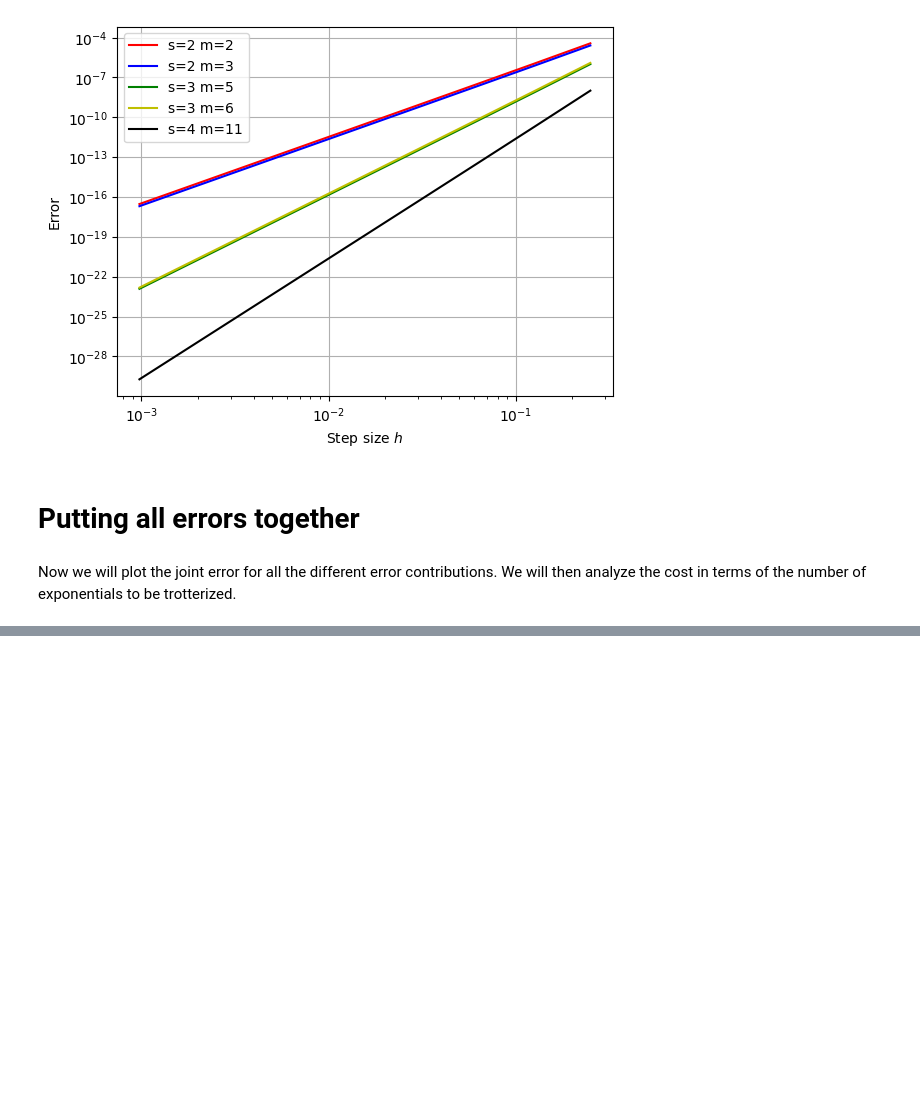
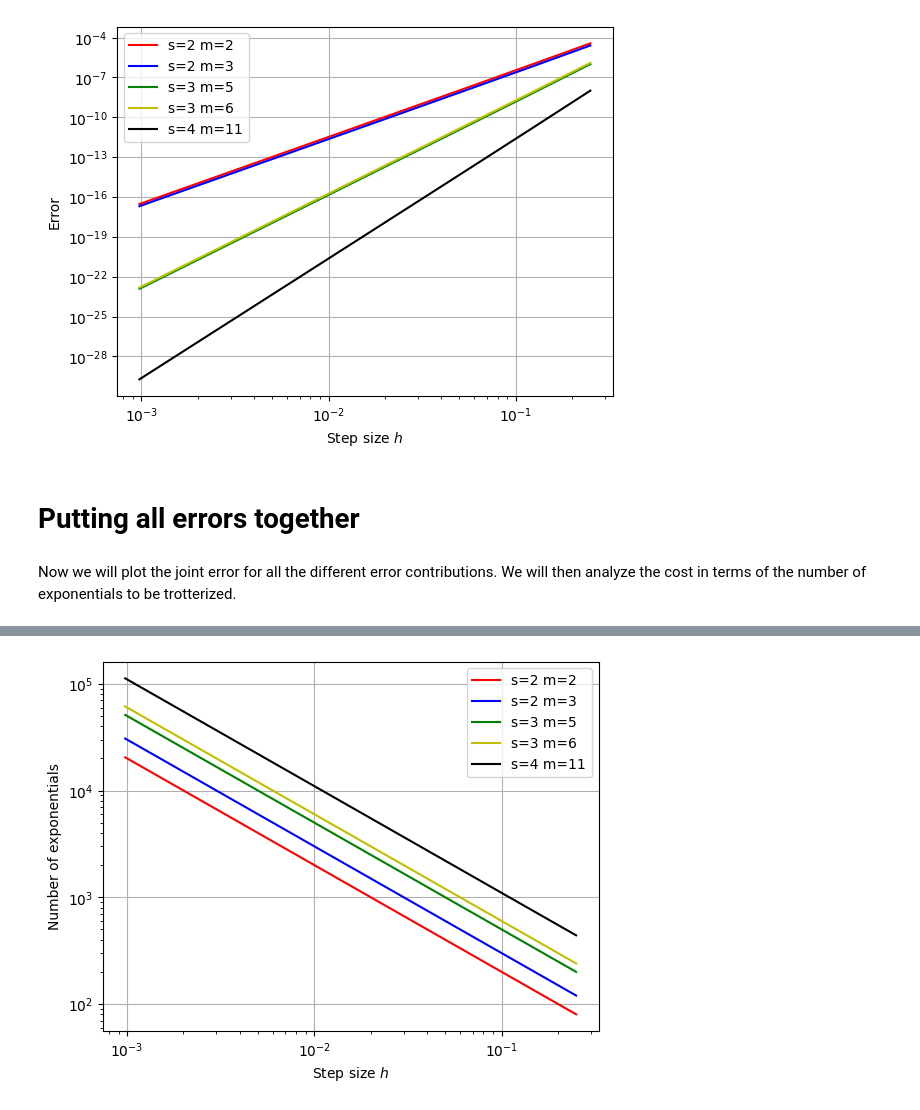
Before and after one commit to XanaduAI/CFQMagnus, a Jupyter notebook: largest_error_bounds.ipynb, the cells around one changed output, grey strips where cells are left out. Cells and saved outputs as stored; diff of their text form; code cells hidden in the pictures; blank space fills up the shorter version.

```diff
--- a/largest_error_bounds.ipynb
+++ b/largest_error_bounds.ipynb
@@ -832,0 +833,24 @@ Text(0.5, 0, 'Step size $h$')
+# %%
+total_time = 10
+
+for (s, m, color) in zip([2,2,3,3,4], [2, 3, 5, 6, 11], ['r', 'b', 'g', 'y', 'k']):
+    plot_hs = []
+    cost_exponentials = []
+    for h in hs:
+        plot_hs.append(h)
+        cost_exponentials.append(total_time*m/h)
+
+    plt.plot(plot_hs, cost_exponentials, color = color, label = f's={s} m={m}')
+
+handles, labels = plt.gca().get_legend_handles_labels()
+by_label = dict(zip(labels, handles))
+plt.legend(by_label.values(), by_label.keys())
+
+plt.xlabel(r'Step size $h$')
+plt.ylabel('Number of exponentials')
+
+plt.yscale('log')
+plt.xscale('log')
+plt.grid()
+# %% [output]
+[figure, added]
```
Also changed, not shown: parts of 6 cells of this notebook.
